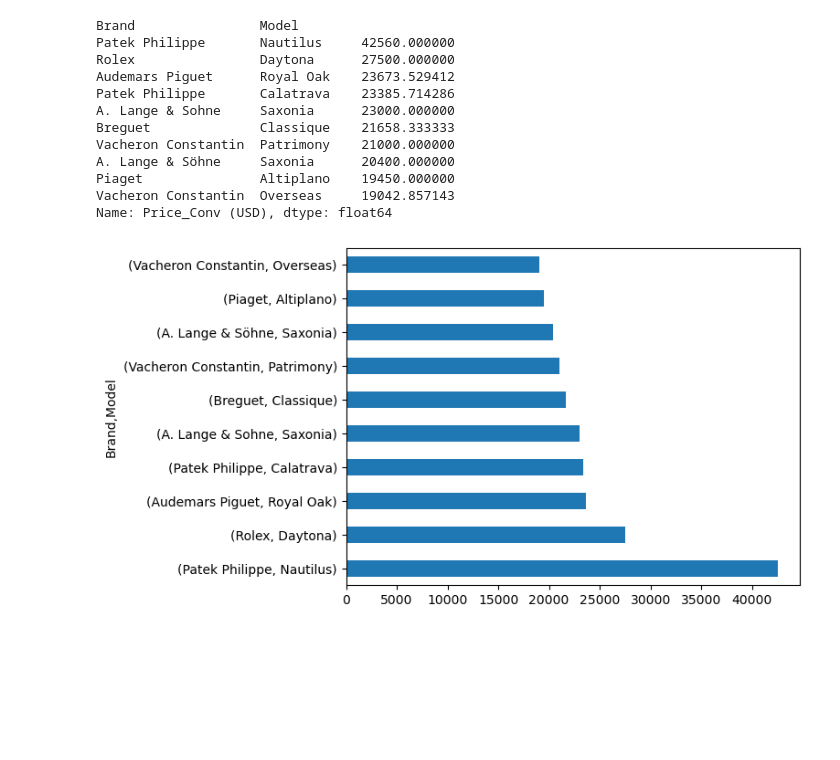
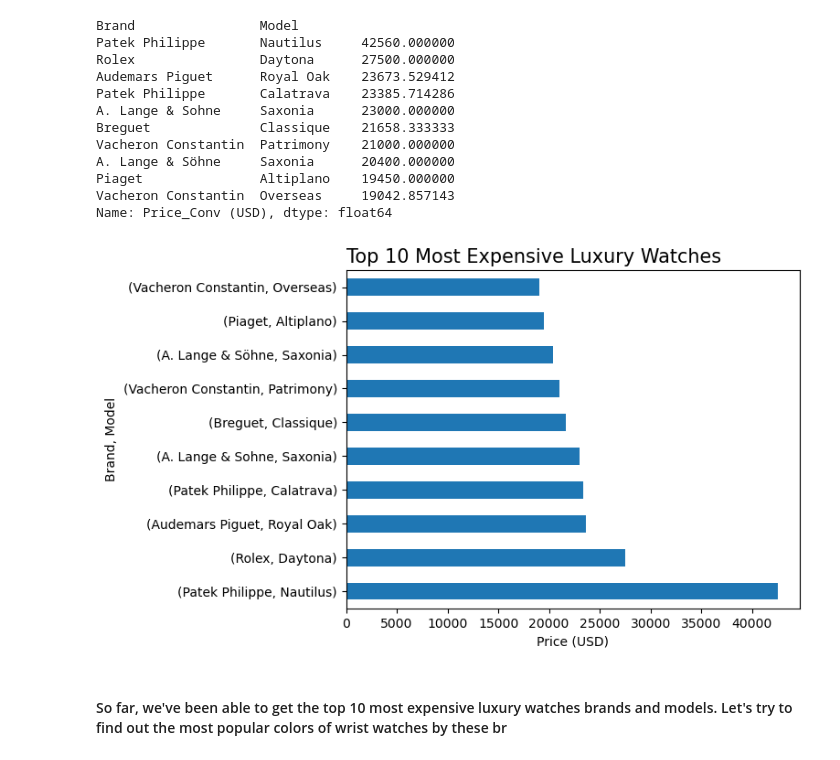
Before and after one commit to chikeibezim/analyzing-luxury-watches, a Jupyter notebook: analyzing-luxury-watches.ipynb, the cells around one changed output. Drawn from its saved outputs; the diff is of its cells as text; code cells hidden in the pictures; blank space fills up the shorter version.

Commit message:
Kaggle Notebook | Analyzing Luxury Watches | Version 5

```diff
--- a/analyzing-luxury-watches.ipynb
+++ b/analyzing-luxury-watches.ipynb
@@ -239,8 +246,11 @@ Name: Price_Conv (USD), dtype: float64
 # %%
 # - Plot the chart
 top_ten_watches.plot(kind="barh")
-plt.ylabel = "Price (USD)"
-
+plt.ylabel("Brand, Model")
+plt.xlabel("Price (USD)")
+plt.title("Top 10 Most Expensive Luxury Watches", loc="left", fontdict={'size':15})
 plt.show()
 # %% [output]
-[figure, old version]
+[figure, new version]
+# %% [markdown]
+#### So far, we've been able to get the top 10 most expensive luxury watches brands and models. Let's try to find out the most popular colors of wrist watches by these br
```
Also changed, not shown: parts of 6 cells of this notebook.
